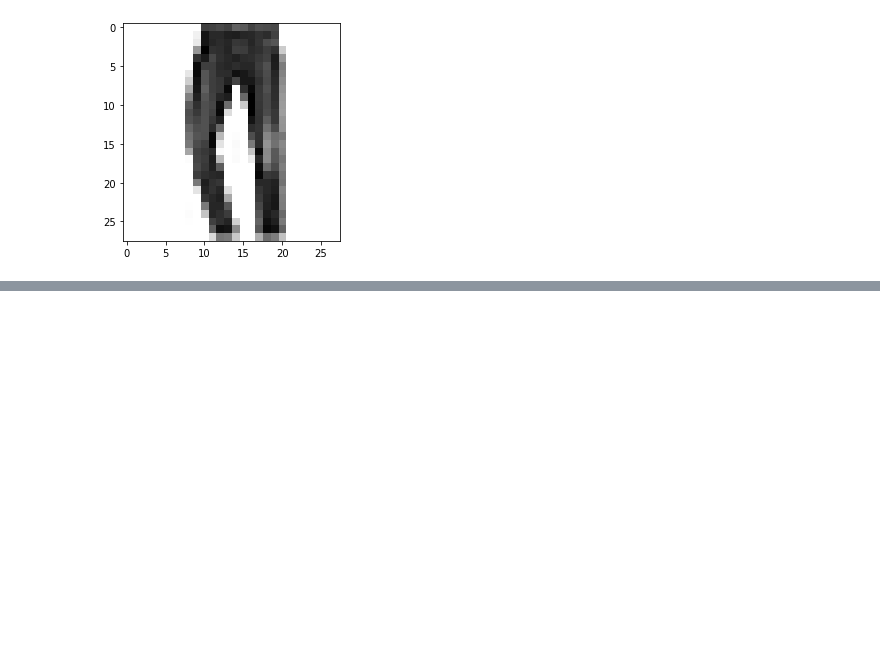
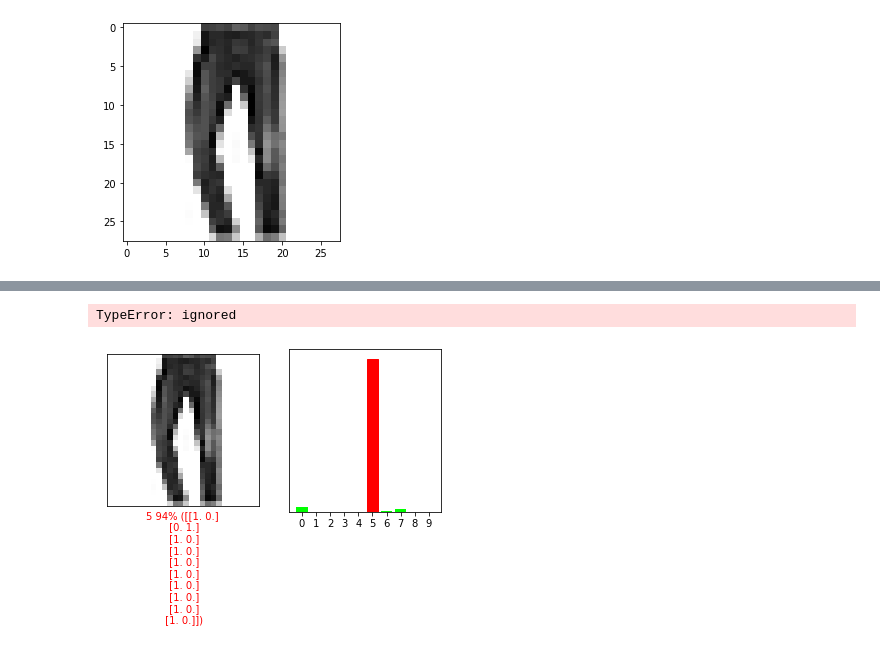
Before and after one commit to ElenaGomezB/AA_PRACTICA1_GRUPO_10, a Jupyter notebook: Untitled0.ipynb, the cells around one changed output, grey strips where cells are left out. Saved outputs shown, nothing was run; the diff lists cells and outputs as text; code cells hidden in the pictures; blank space fills up the shorter version.

```diff
--- a/Untitled0.ipynb
+++ b/Untitled0.ipynb
@@ -476,0 +576,11 @@ NameError: ignored
+# %%
+i = 5
+plt.figure(figsize=(6,3))
+plt.subplot(1,2,1)
+plot_image(i, predictions8[i], test_labels, test_images.reshape(10000,28,28))
+plt.subplot(1,2,2)
+plot_value_array(i, predictions8[i],  test_labels)
+plt.show()
+# %% [output]
+TypeError: ignored
+[figure, added]
```
Also changed, not shown: parts of 15 cells of this notebook.
